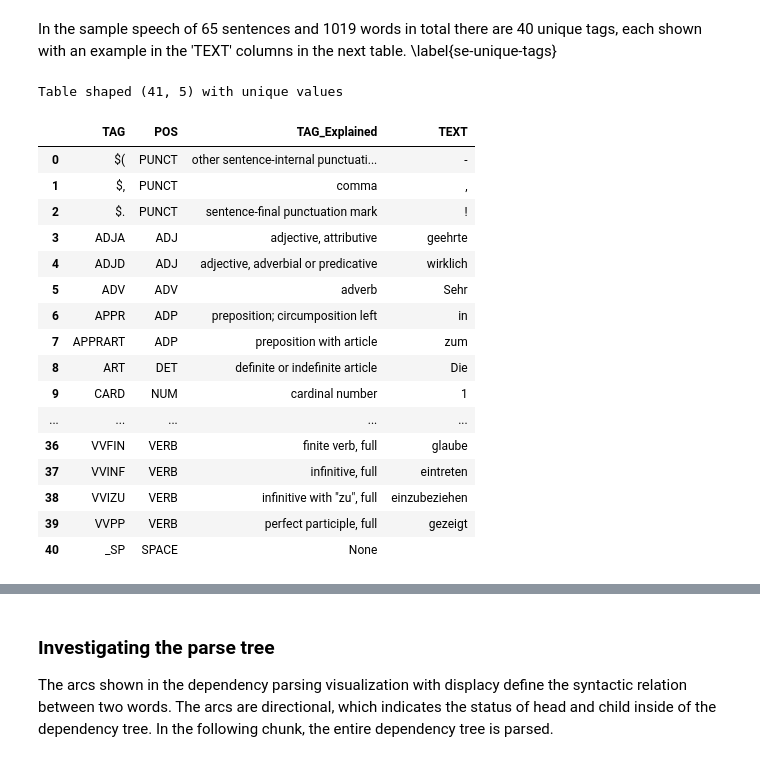
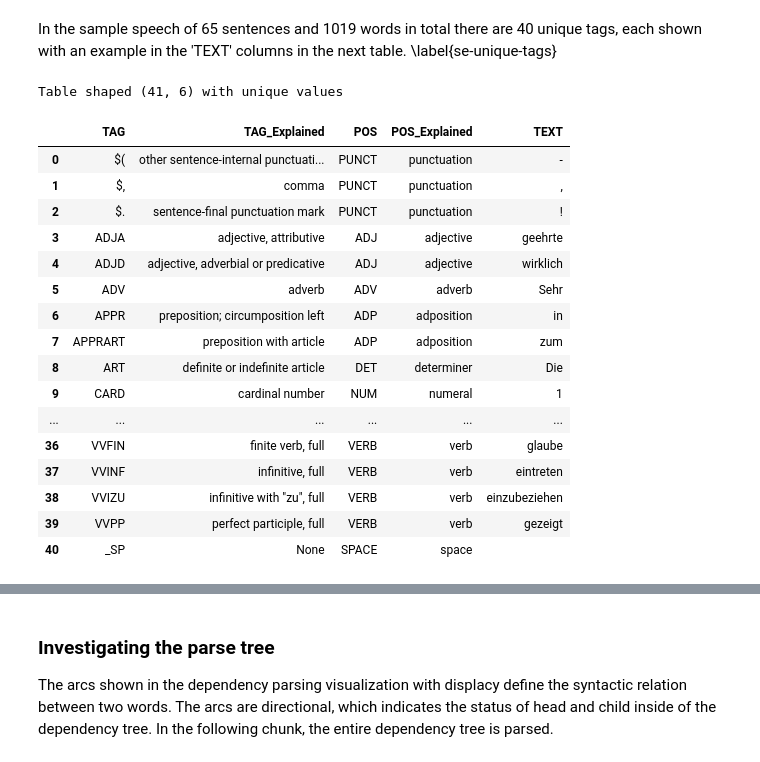
Before and after one commit to sebas-seck/bundestag_nlp, a Jupyter notebook: nb_01_spacy_exploration.ipynb, the cells around one changed output, grey strips where cells are left out. Drawn from its saved outputs; the diff is of its cells as text; code cells hidden in the pictures.

```diff
--- a/nb_01_spacy_exploration.ipynb
+++ b/nb_01_spacy_exploration.ipynb
@@ -26,4 +33,5 @@ print(spacy.__version__)
 # %%
-gerNLP = spacy.load('de_core_news_sm')
+gerNLPsm = spacy.load("de_core_news_sm")
+gerNLPlg = spacy.load("de_core_news_lg")
 # %%
 # Calling 'spacy.info()' on the German model returns the model's meta data.
@@ -70,13 +85,17 @@ The sample speech contains 60 sentences and 1019 words in total.
 ## Part-of-Speech (POS) tagging
 The next chunk of code returns a table of tokens 289 to 317, a sample sentence of the speech, with labels. spaCy tokenizes everything (words, numbers, punctuation, etc.) except single spaces next to words. The POS label indicate language-universal syntactic token positions, the TAG label indicates position labels specifically for the German language using the STTS. https://explosion.ai/blog/german-model#Data-sources
 # %%
-pos_tags = [] # empty list to be filled later
+pos_tags = []  # empty list to be filled later
 # for every token the loop appends the tags and labels to the list
 for token in doc:
-    pos_tags.append((token.text, token.lemma_, token.pos_, token.tag_, token.dep_, token.is_stop))
+    pos_tags.append(
+        (token.text, token.lemma_, token.pos_, token.tag_, token.dep_, token.is_stop)
+    )
 
 # converts the list to a dataframe which can be visualized nicely in markdown
-pos_tags = pd.DataFrame(pos_tags, columns=('TEXT','LEMMA','POS','TAG','DEP','STOP'))
+pos_tags = pd.DataFrame(
+    pos_tags, columns=("TEXT", "LEMMA", "POS", "TAG", "DEP", "STOP")
+)
 show(pos_tags[289:317])
 # %% [output]
 |  | TEXT | LEMMA | POS | TAG | DEP | STOP |
@@ -102,9 +121,19 @@ Calling *spacy.explain()* on the TAG or POS will return a more profound explanat
 # %%
 tags_explained = []
 for token in doc:
-    tags_explained.append((token.text, token.pos_, spacy.explain(token.pos_), token.tag_, spacy.explain(token.tag_)))
+    tags_explained.append(
+        (
+            token.text,
+            token.pos_,
+            spacy.explain(token.pos_),
+            token.tag_,
+            spacy.explain(token.tag_),
+        )
+    )
 
-tags_explained = pd.DataFrame(tags_explained, columns=('TEXT','POS','POS_Explained','TAG','TAG_Explained'))
+tags_explained = pd.DataFrame(
+    tags_explained, columns=("TEXT", "POS", "POS_Explained", "TAG", "TAG_Explained")
+)
 show(tags_explained[289:317])
 # %% [output]
 |  | TEXT | POS | POS_Explained | TAG | TAG_Explained |
@@ -128,26 +157,34 @@ show(tags_explained[289:317])
 In the sample speech of 65 sentences and 1019 words in total there are 40 unique tags, each shown with an example in the 'TEXT' columns in the next table.
 \label{se-unique-tags}
 # %%
-unique_tags = tags_explained.drop_duplicates('TAG_Explained').sort_values(by=['TAG'])[['TAG','POS','TAG_Explained','TEXT']]
-unique_tags = pd.DataFrame(unique_tags, columns=('TAG','POS','TAG_Explained', 'TEXT')).reset_index()
+unique_tags = tags_explained.drop_duplicates("TAG_Explained").sort_values(by=["TAG"])[
+    ["TAG", "TAG_Explained", "POS", "POS_Explained", "TEXT"]
+]
+unique_tags = pd.DataFrame(
+    unique_tags, columns=("TAG", "TAG_Explained", "POS", "POS_Explained", "TEXT")
+).reset_index()
 print(f"Table shaped {str(unique_tags.shape)} with unique values")
-show(pd.DataFrame(unique_tags, columns=('TAG','POS','TAG_Explained', 'TEXT')))
+show(
+    pd.DataFrame(
+        unique_tags, columns=("TAG", "TAG_Explained", "POS", "POS_Explained", "TEXT")
+    )
+)
 # %% [output]
-Table shaped (41, 5) with unique values
+Table shaped (41, 6) with unique values
-|  | TAG | POS | TAG_Explained | TEXT |
-| 0 | $( | PUNCT | other sentence-internal punctuati... | - |
-| 1 | $, | PUNCT | comma | , |
-| 2 | $. | PUNCT | sentence-final punctuation mark | ! |
-| 3 | ADJA | ADJ | adjective, attributive | geehrte |
-| 4 | ADJD | ADJ | adjective, adverbial or predicative | wirklich |
-| 5 | ADV | ADV | adverb | Sehr |
-| 6 | APPR | ADP | preposition; circumposition left | in |
-| 7 | APPRART | ADP | preposition with article | zum |
-| 8 | ART | DET | definite or indefinite article | Die |
-| 9 | CARD | NUM | cardinal number | 1 |
-| ... | ... | ... | ... | ... |
-| 36 | VVFIN | VERB | finite verb, full | glaube |
-| 37 | VVINF | VERB | infinitive, full | eintreten |
-| 38 | VVIZU | VERB | infinitive with "zu", full | einzubeziehen |
-| 39 | VVPP | VERB | perfect participle, full | gezeigt |
-| 40 | _SP | SPACE | None |  |
+|  | TAG | TAG_Explained | POS | POS_Explained | TEXT |
+| 0 | $( | other sentence-internal punctuati... | PUNCT | punctuation | - |
+| 1 | $, | comma | PUNCT | punctuation | , |
+| 2 | $. | sentence-final punctuation mark | PUNCT | punctuation | ! |
+| 3 | ADJA | adjective, attributive | ADJ | adjective | geehrte |
+| 4 | ADJD | adjective, adverbial or predicative | ADJ | adjective | wirklich |
+| 5 | ADV | adverb | ADV | adverb | Sehr |
+| 6 | APPR | preposition; circumposition left | ADP | adposition | in |
+| 7 | APPRART | preposition with article | ADP | adposition | zum |
+| 8 | ART | definite or indefinite article | DET | determiner | Die |
+| 9 | CARD | cardinal number | NUM | numeral | 1 |
+| ... | ... | ... | ... | ... | ... |
+| 36 | VVFIN | finite verb, full | VERB | verb | glaube |
+| 37 | VVINF | infinitive, full | VERB | verb | eintreten |
+| 38 | VVIZU | infinitive with "zu", full | VERB | verb | einzubeziehen |
+| 39 | VVPP | perfect participle, full | VERB | verb | gezeigt |
+| 40 | _SP | None | SPACE | space |  |
```
Also changed, not shown: parts of 33 cells of this notebook, 2 other files.
